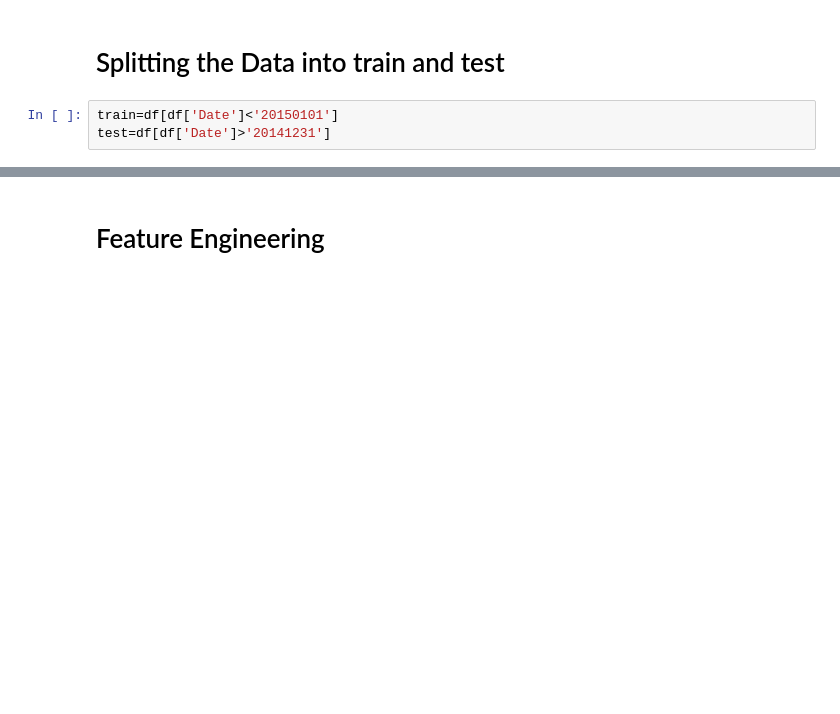
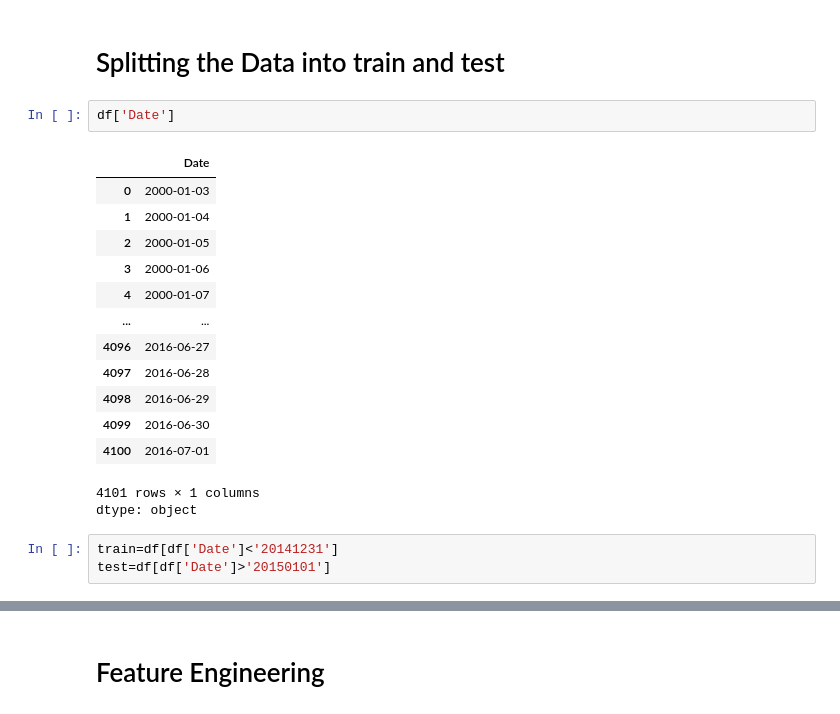
Before and after one commit to devpatel0005/Stock-Sentiment-Analysis-based-on-News, a Jupyter notebook: Stock_Sentiment_Analysis_Using_LSTM_based_on_News.ipynb, the cells around one changed output, grey strips where cells are left out. Drawn from its saved outputs; the diff is of its cells as text; blank space fills up the shorter version.

```diff
--- a/Stock_Sentiment_Analysis_Using_LSTM_based_on_News.ipynb
+++ b/Stock_Sentiment_Analysis_Using_LSTM_based_on_News.ipynb
@@ -29,5 +29,22 @@ df.shape
 # %% [markdown]
 # Splitting the Data into train and test
+# %%
+df['Date']
+# %% [output]
+|  | Date |
+| 0 | 2000-01-03 |
+| 1 | 2000-01-04 |
+| 2 | 2000-01-05 |
+| 3 | 2000-01-06 |
+| 4 | 2000-01-07 |
+| ... | ... |
+| 4096 | 2016-06-27 |
+| 4097 | 2016-06-28 |
+| 4098 | 2016-06-29 |
+| 4099 | 2016-06-30 |
+| 4100 | 2016-07-01 |
+4101 rows × 1 columns
+dtype: object
 # %%
-train=df[df['Date']<'20150101']
-test=df[df['Date']>'20141231']
+train=df[df['Date']<'20141231']
+test=df[df['Date']>'20150101']
```
Also changed, not shown: parts of 19 cells of this notebook.
